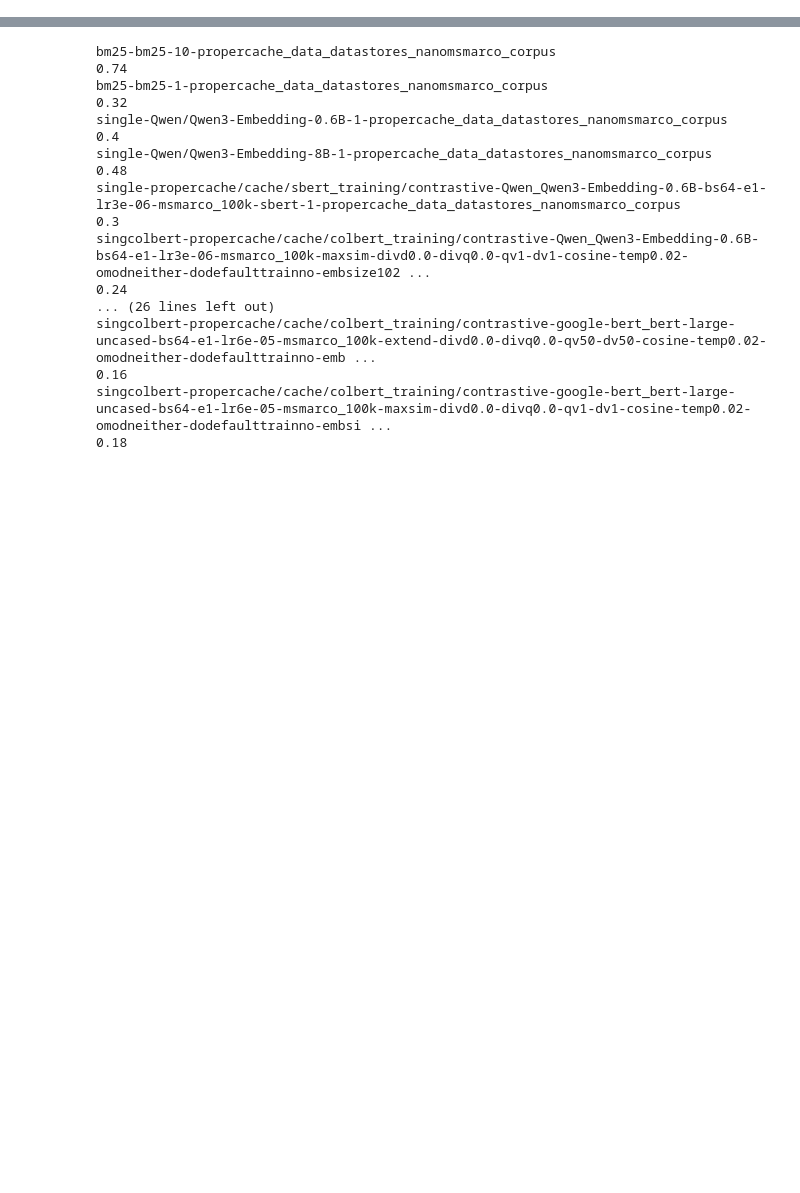
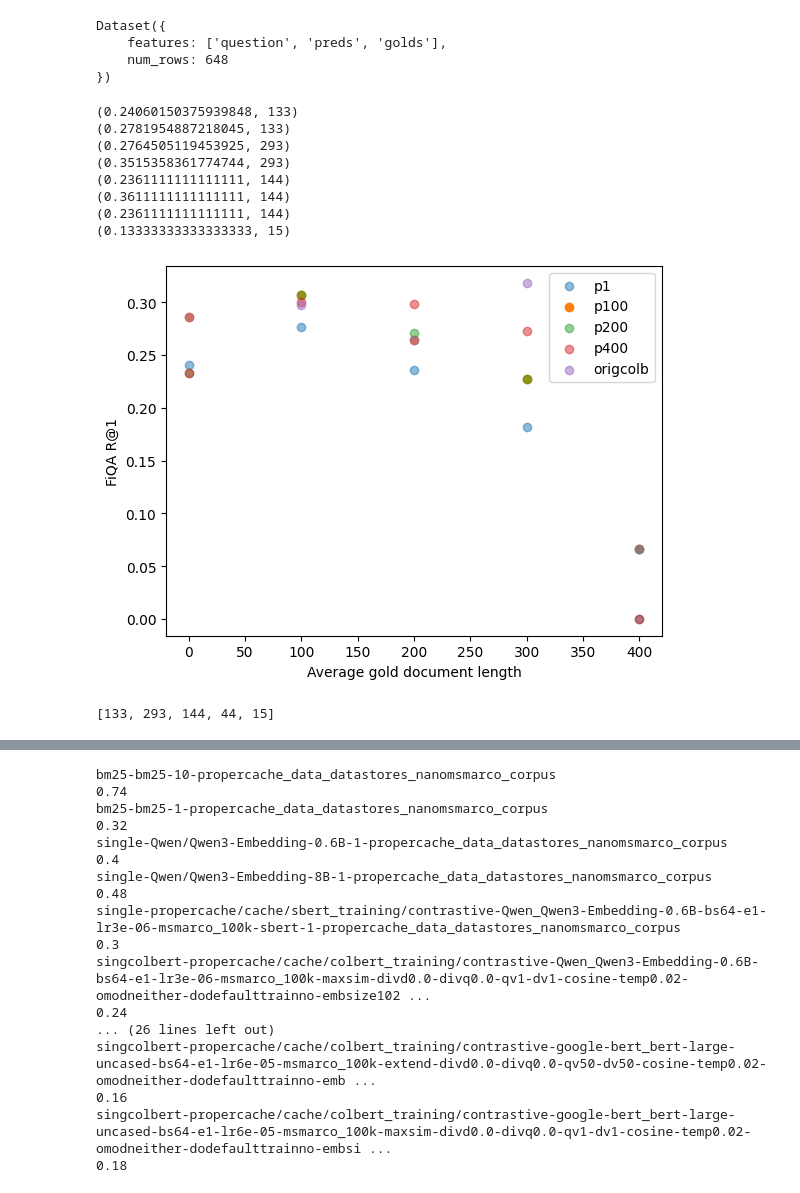
Before and after one commit to PrasannS/setretrieval, a Jupyter notebook: notebooks/analyse_errors.ipynb, the cells around one changed output, grey strips where cells are left out. Cells and saved outputs as stored; diff of their text form; code cells hidden in the pictures; blank space fills up the shorter version.

```diff
--- a/notebooks/analyse_errors.ipynb
+++ b/notebooks/analyse_errors.ipynb
@@ -10,3 +10,73 @@ import matplotlib.pyplot as plt
 from statistics import mean
 import random
 import os
+# %%
+pscale = "../propercache/cache/setresults/fiqa_testset_paircolbnormalq32d100embsize128faiss_preds2.jsonl"
+pnoscale = "../propercache/cache/setresults/fiqa_testset_paircolbnormalq1d1embsize128_preds2.jsonl"
+bm25 = "../propercache/cache/setresults/fiqa_testset_bm25_preds2.jsonl"
+p100 = "../propercache/cache/setresults/fiqa_testset_paircolbnormalq1d100embsize128faiss_preds2.jsonl"
+p200 = "../propercache/cache/setresults/fiqa_testset_paircolbnormalq1d200embsize128_preds2.jsonl"
+p400 = "../propercache/cache/setresults/fiqa_testset_paircolbnormalq1d400embsize128_preds2.jsonl"
+pscale = Dataset.from_json(pscale)
+pnoscale = Dataset.from_json(pnoscale)
+bm25 = Dataset.from_json(bm25)
+origcolb = Dataset.from_json("../propercache/cache/setresults/fiqa_testset_paircolbnormalq-1d-1embsize128_preds2.jsonl")
+p100 = Dataset.from_json(p100)
+p200 = Dataset.from_json(p200)
+p400 = Dataset.from_json(p400)
+# %%
+pscale
+# %% [output]
+Dataset({
+    features: ['question', 'preds', 'golds'],
+    num_rows: 648
+})
+# %%
+def acc_glinds(f, minv, maxv):
+    accs = []
+    for i, g in enumerate(f['golds']):
+        gmean = mean([len(x.split()) for x in g])
+        if gmean >= minv and gmean <= maxv:
+            accs.append(f[i]['preds'][0] in g)
+    return mean(accs), len(accs)
+
+print(acc_glinds(pnoscale, 5, 100))
+print(acc_glinds(pscale, 5, 100))
+print(acc_glinds(pnoscale, 100, 200))
+print(acc_glinds(pscale, 100, 200))
+print(acc_glinds(pnoscale, 200, 300))
+print(acc_glinds(pscale, 200, 300))
+
+print(acc_glinds(pnoscale, 200, 300))
+print(acc_glinds(pscale, 400, 500))
+scaleaccs, origaccs, accs100, accs200, accs400 = [], [], [], [], []
+lens = []
+for i in range(0, 500, 100):
+    lens.append(acc_glinds(pnoscale, i, i+100)[1])
+    scaleaccs.append(acc_glinds(pnoscale, i, i+100)[0])
+    origaccs.append(acc_glinds(origcolb, i, i+100)[0])
+    accs100.append(acc_glinds(p100, i, i+100)[0])
+    accs200.append(acc_glinds(p200, i, i+100)[0])
+    accs400.append(acc_glinds(p400, i, i+100)[0])
+xvals = list(range(0, 500, 100))
+plt.scatter(x=xvals, y=scaleaccs, label='p1', alpha=0.5)
+plt.scatter(x=xvals, y=accs100, label='p100', )
+plt.scatter(x=xvals, y=accs200, label='p200', alpha=0.5)
+plt.scatter(x=xvals, y=accs400, label='p400', alpha=0.5)
+plt.scatter(x=xvals, y=origaccs, label='origcolb', alpha=0.5)
+plt.legend()
+plt.ylabel("FiQA R@1")
+plt.xlabel("Average gold document length")
+plt.show()
+print(lens)
+# %% [output]
+(0.24060150375939848, 133)
+(0.2781954887218045, 133)
+(0.2764505119453925, 293)
+(0.3515358361774744, 293)
+(0.2361111111111111, 144)
+(0.3611111111111111, 144)
+(0.2361111111111111, 144)
+(0.13333333333333333, 15)
+[figure, added]
+[133, 293, 144, 44, 15]
```
Also changed, not shown: parts of 4 cells of this notebook, 32 other files.
